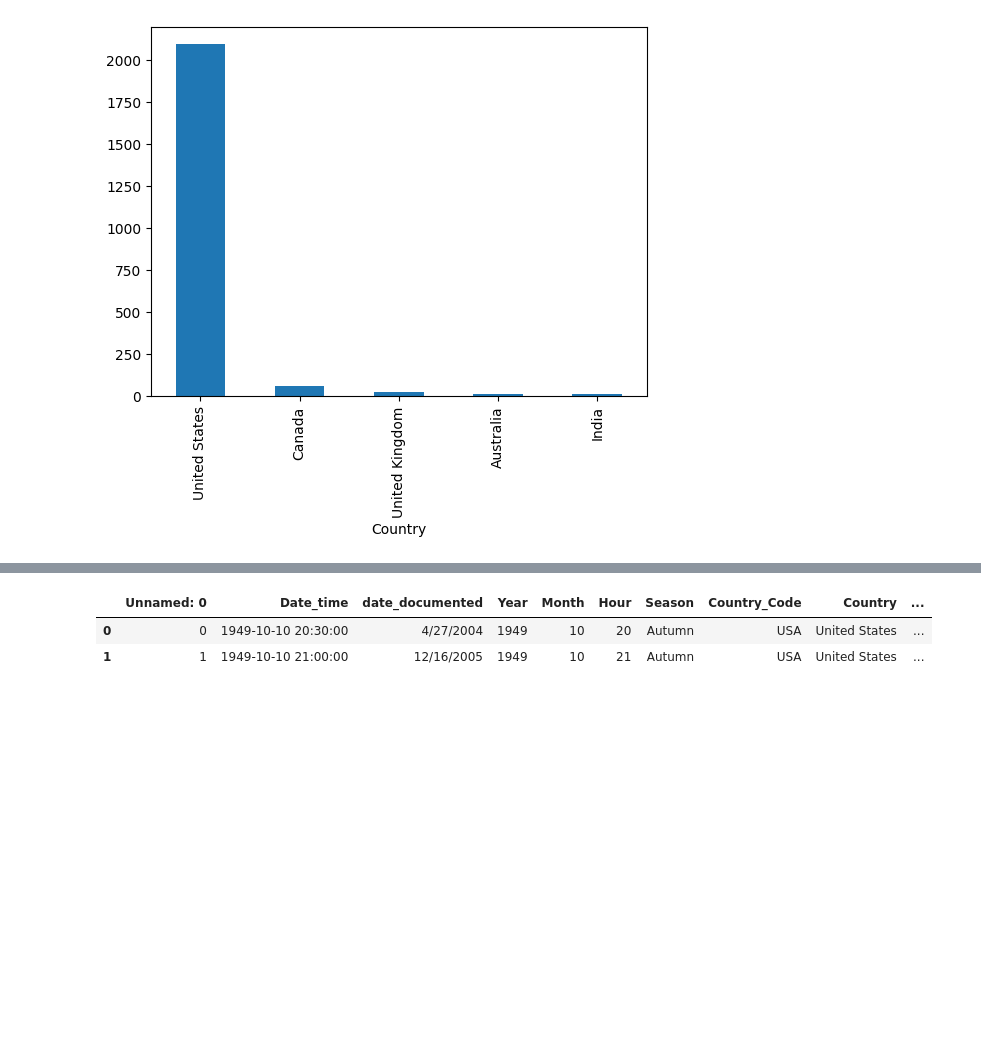
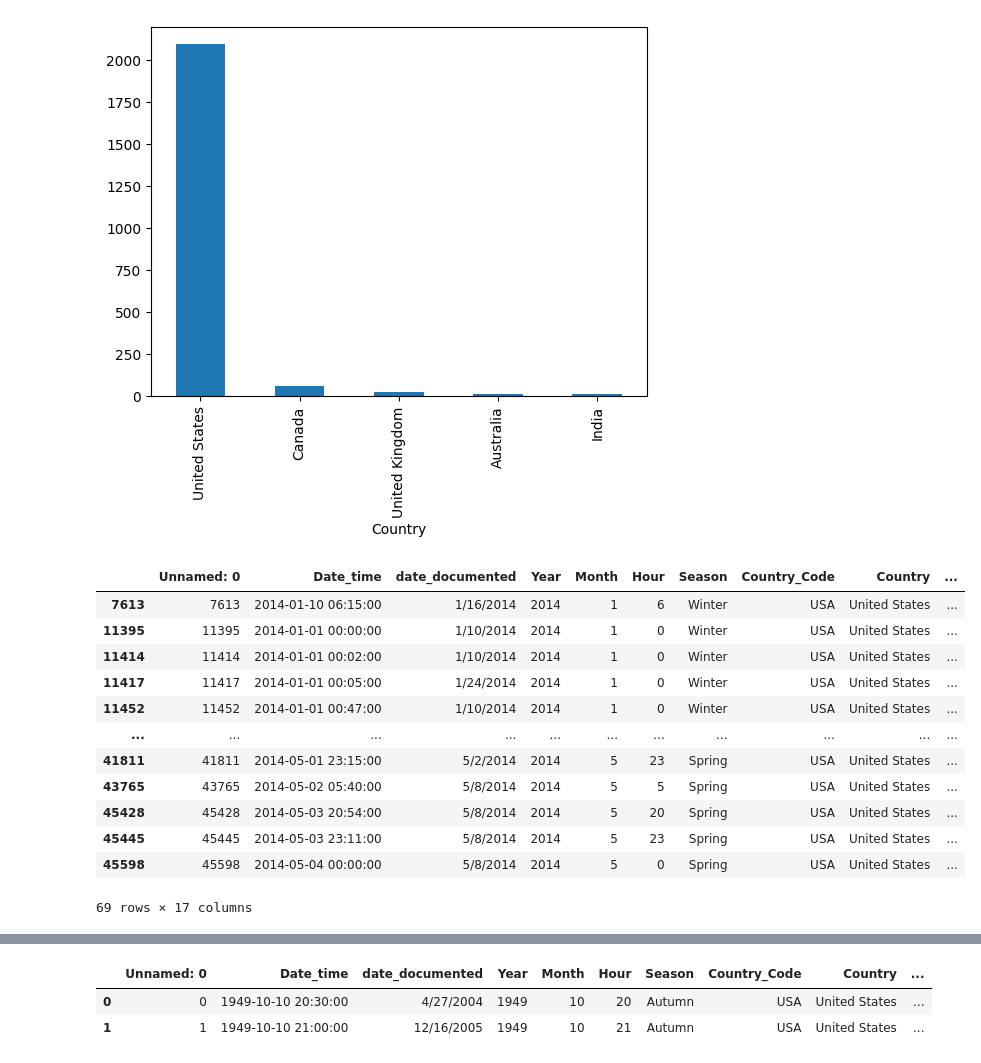
Before and after one commit to awchacon/first_project, a Jupyter notebook: first_project.ipynb, the cells around one changed output, grey strips where cells are left out. Saved outputs shown, nothing was run; the diff lists cells and outputs as text; code cells hidden in the pictures; blank space fills up the shorter version.

```diff
--- a/first_project.ipynb
+++ b/first_project.ipynb
@@ -151,0 +152,16 @@ group = ufo_df[["Region", "Country"]]
+# %%
+ufo_df[(ufo_df.Region=="Texas") & (ufo_df["Year"] == 2014)] #Avisatmientos solo en TEXAS en el 2014 // 69 rows × 17 columns
+# %% [output]
+|  | Unnamed: 0 | Date_time | date_documented | Year | Month | Hour | Season | Country_Code | Country | ... |
+| 7613 | 7613 | 2014-01-10 06:15:00 | 1/16/2014 | 2014 | 1 | 6 | Winter | USA | United States | ... |
+| 11395 | 11395 | 2014-01-01 00:00:00 | 1/10/2014 | 2014 | 1 | 0 | Winter | USA | United States | ... |
+| 11414 | 11414 | 2014-01-01 00:02:00 | 1/10/2014 | 2014 | 1 | 0 | Winter | USA | United States | ... |
+| 11417 | 11417 | 2014-01-01 00:05:00 | 1/24/2014 | 2014 | 1 | 0 | Winter | USA | United States | ... |
+| 11452 | 11452 | 2014-01-01 00:47:00 | 1/10/2014 | 2014 | 1 | 0 | Winter | USA | United States | ... |
+| ... | ... | ... | ... | ... | ... | ... | ... | ... | ... | ... |
+| 41811 | 41811 | 2014-05-01 23:15:00 | 5/2/2014 | 2014 | 5 | 23 | Spring | USA | United States | ... |
+| 43765 | 43765 | 2014-05-02 05:40:00 | 5/8/2014 | 2014 | 5 | 5 | Spring | USA | United States | ... |
+| 45428 | 45428 | 2014-05-03 20:54:00 | 5/8/2014 | 2014 | 5 | 20 | Spring | USA | United States | ... |
+| 45445 | 45445 | 2014-05-03 23:11:00 | 5/8/2014 | 2014 | 5 | 23 | Spring | USA | United States | ... |
+| 45598 | 45598 | 2014-05-04 00:00:00 | 5/8/2014 | 2014 | 5 | 0 | Spring | USA | United States | ... |
+69 rows × 17 columns
```
Also changed, not shown: parts of 6 cells of this notebook.
